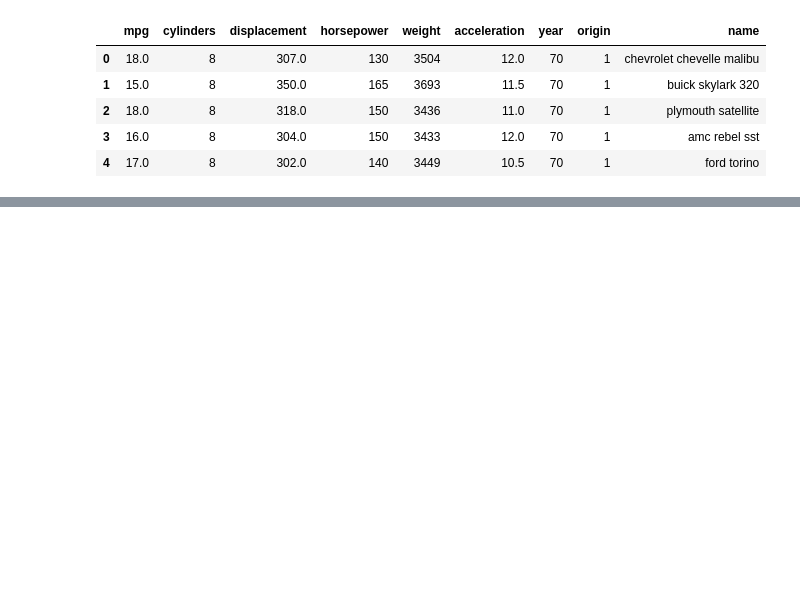
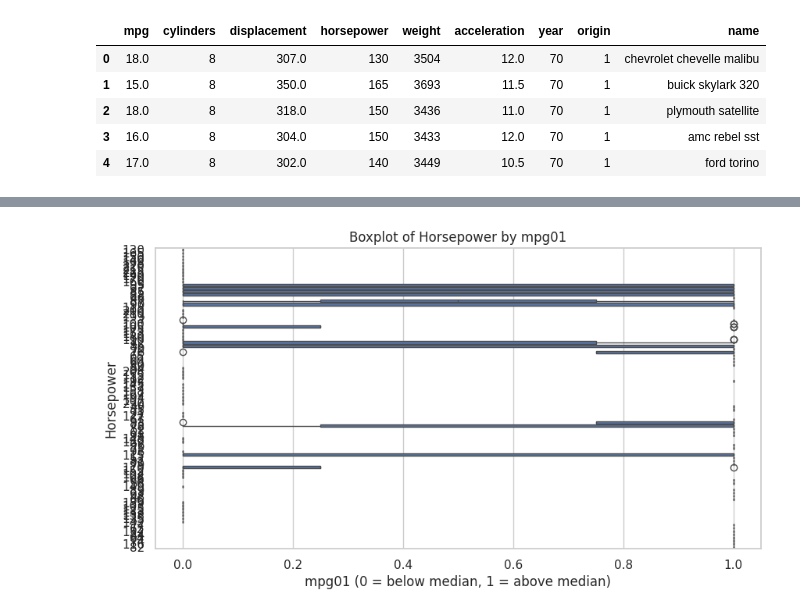
Before and after one commit to zacmac13/Methods-in-Data-Science, a Jupyter notebook: project.ipynb, the cells around one changed output, grey strips where cells are left out. Saved outputs shown, nothing was run; the diff lists cells and outputs as text; code cells hidden in the pictures; blank space fills up the shorter version.

```diff
--- a/project.ipynb
+++ b/project.ipynb
@@ -681,0 +244,3 @@ Using all the predictors in one model shows different results, there are now 7 n
+# %%
+median_mpg = auto['mpg'].median()
+auto['mpg01'] = (auto['mpg'] > median_mpg).astype(int)
@@ -681,0 +265,11 @@ Using all the predictors in one model shows different results, there are now 7 n
+# %%
+sns.set(style="whitegrid")
+# %%
+plt.figure(figsize=(10, 5))
+sns.boxplot(x='mpg01', y='horsepower', data=auto)
+plt.title('Boxplot of Horsepower by mpg01')
+plt.xlabel('mpg01 (0 = below median, 1 = above median)')
+plt.ylabel('Horsepower')
+plt.show()
+# %% [output]
+[figure, added]
```
Also changed, not shown: parts of 80 cells of this notebook.
